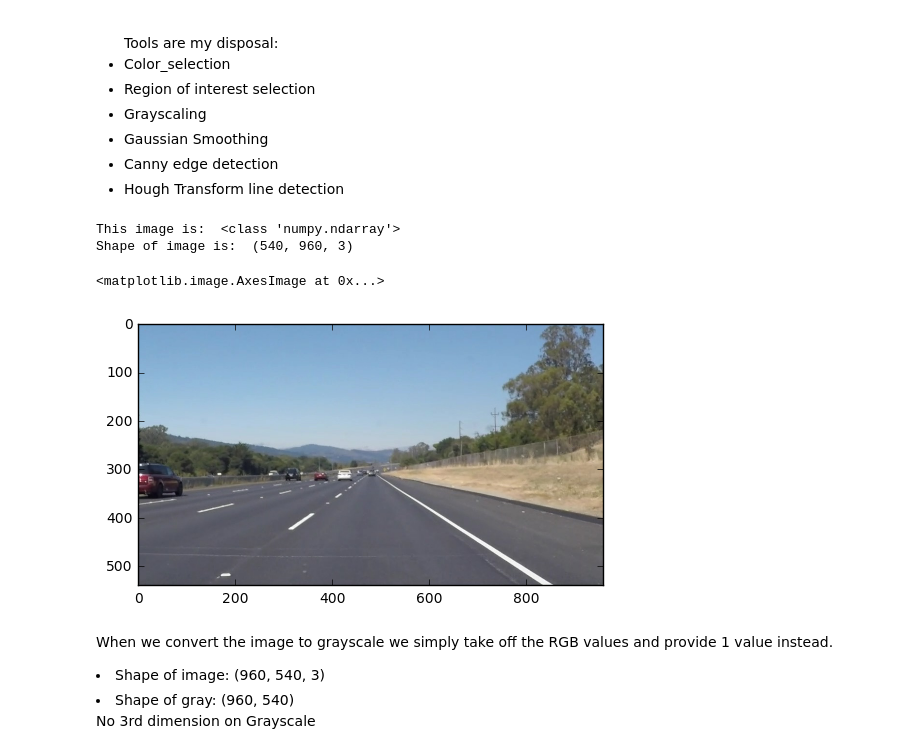
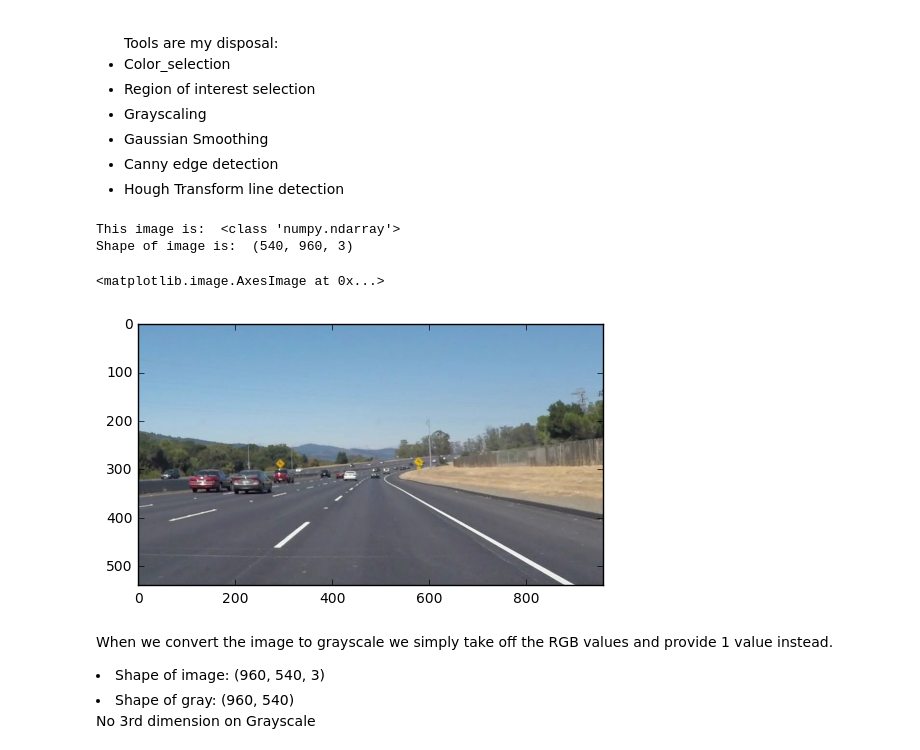
Before and after one commit to JonathanCMitchell/Self-Driving-Car-ND, a Jupyter notebook: Project 1-Lane Detection.ipynb, the cells around one changed output. Saved outputs shown, nothing was run; the diff lists cells and outputs as text; code cells hidden in the pictures.

```diff
--- a/Project 1-Lane Detection.ipynb
+++ b/Project 1-Lane Detection.ipynb
@@ -17,15 +17,16 @@ import cv2
 # %%
 #reading in an image
 image = mpimg.imread('test_images/solidWhiteRight.jpg')
+image = mpimg.imread('test_images/solidWhiteCurve.jpg')
 # Printing out some stats and plotting
 print('This image is: ', type(image))
 print('Shape of image is: ', image.shape)
 plt.imshow(image) # call as plt.imshow(gray, cmap="gray") to show grayscale
 # %% [output]
 This image is:  <class 'numpy.ndarray'>
 Shape of image is:  (540, 960, 3)
 <matplotlib.image.AxesImage at 0x...>
-[figure, old version]
+[figure, new version]
 # %% [markdown]
 When we convert the image to grayscale we simply take off the RGB values and provide 1 value instead.
 <li>Shape of image: (960, 540, 3)</li>
```
Also changed, not shown: parts of 4 cells of this notebook.
